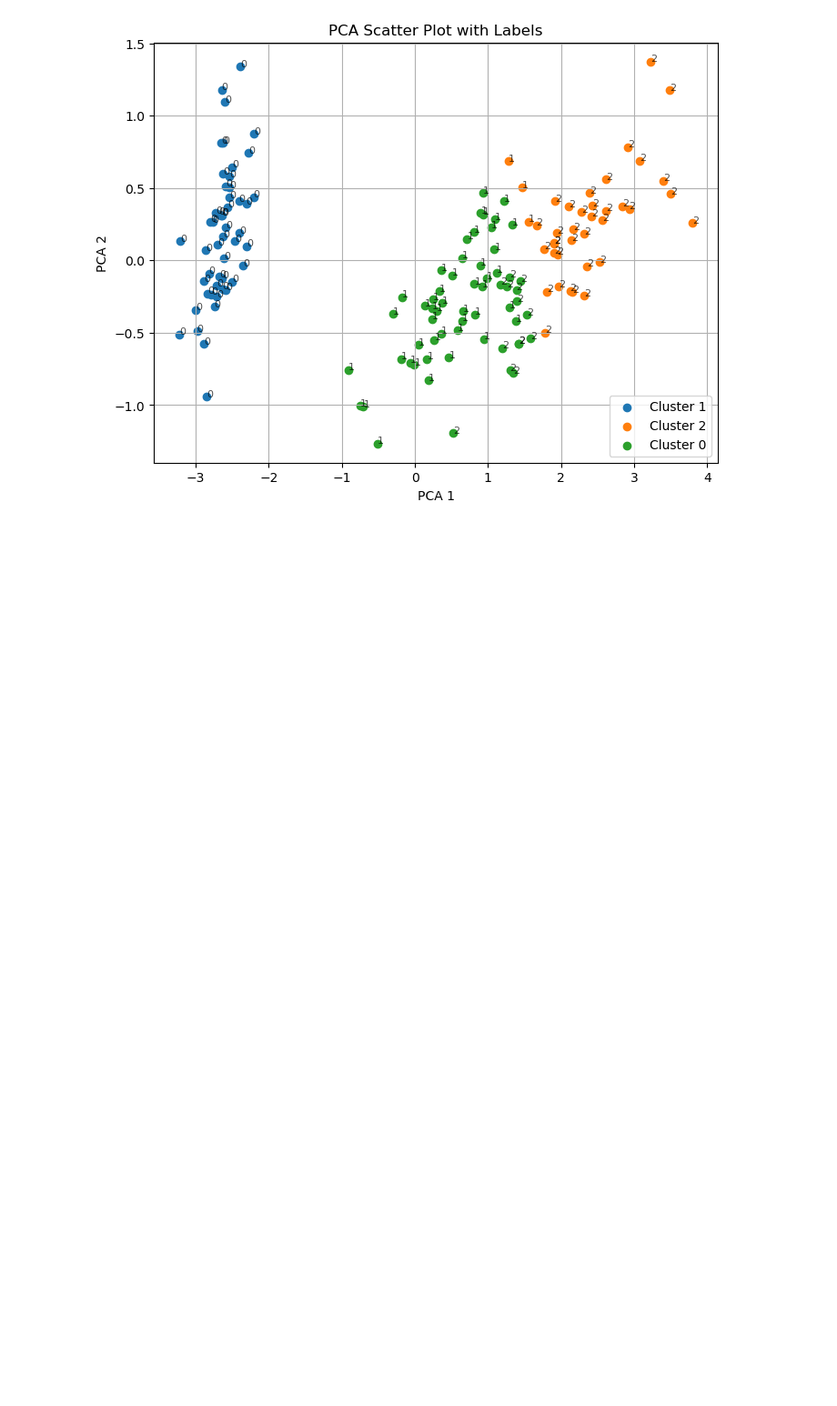
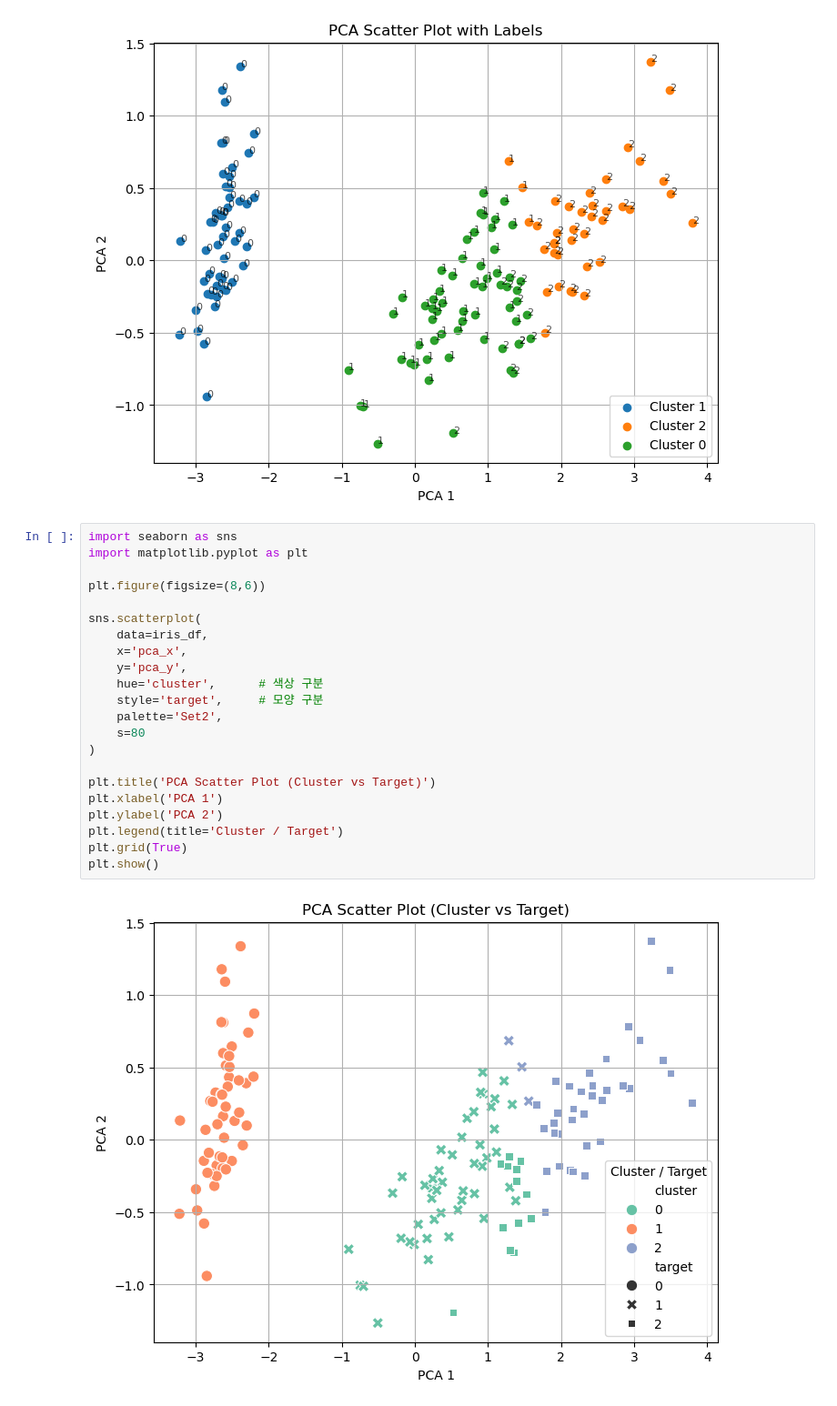
Before and after one commit to chanho0215/hipython, a Jupyter notebook: ml/8_KMeans.ipynb, the cells around one changed output. Shown at 91% size. Drawn from its saved outputs; the diff is of its cells as text; blank space fills up the shorter version.

```diff
--- a/ml/8_KMeans.ipynb
+++ b/ml/8_KMeans.ipynb
@@ -210,3 +210,27 @@ plt.grid(True)
 plt.show()
 # %% [output]
 [figure]
+# %%
+import seaborn as sns
+import matplotlib.pyplot as plt
+
+plt.figure(figsize=(8,6))
+
+sns.scatterplot(
+    data=iris_df,
+    x='pca_x',
+    y='pca_y',
+    hue='cluster',      # 색상 구분
+    style='target',     # 모양 구분
+    palette='Set2',
+    s=80
+)
+
+plt.title('PCA Scatter Plot (Cluster vs Target)')
+plt.xlabel('PCA 1')
+plt.ylabel('PCA 2')
+plt.legend(title='Cluster / Target')
+plt.grid(True)
+plt.show()
+# %% [output]
+[figure, added]
```
Also changed, not shown: parts of 13 cells of this notebook.
